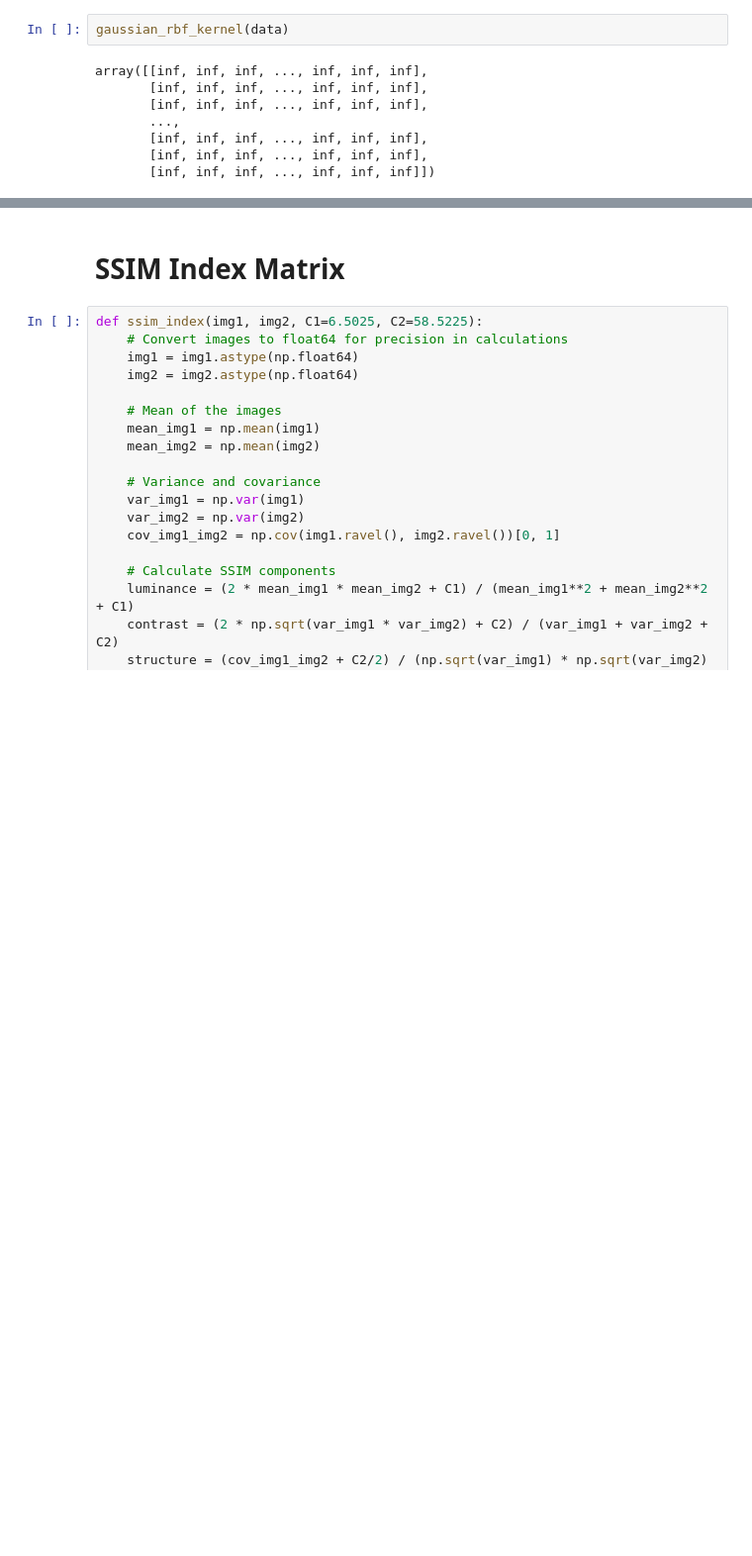
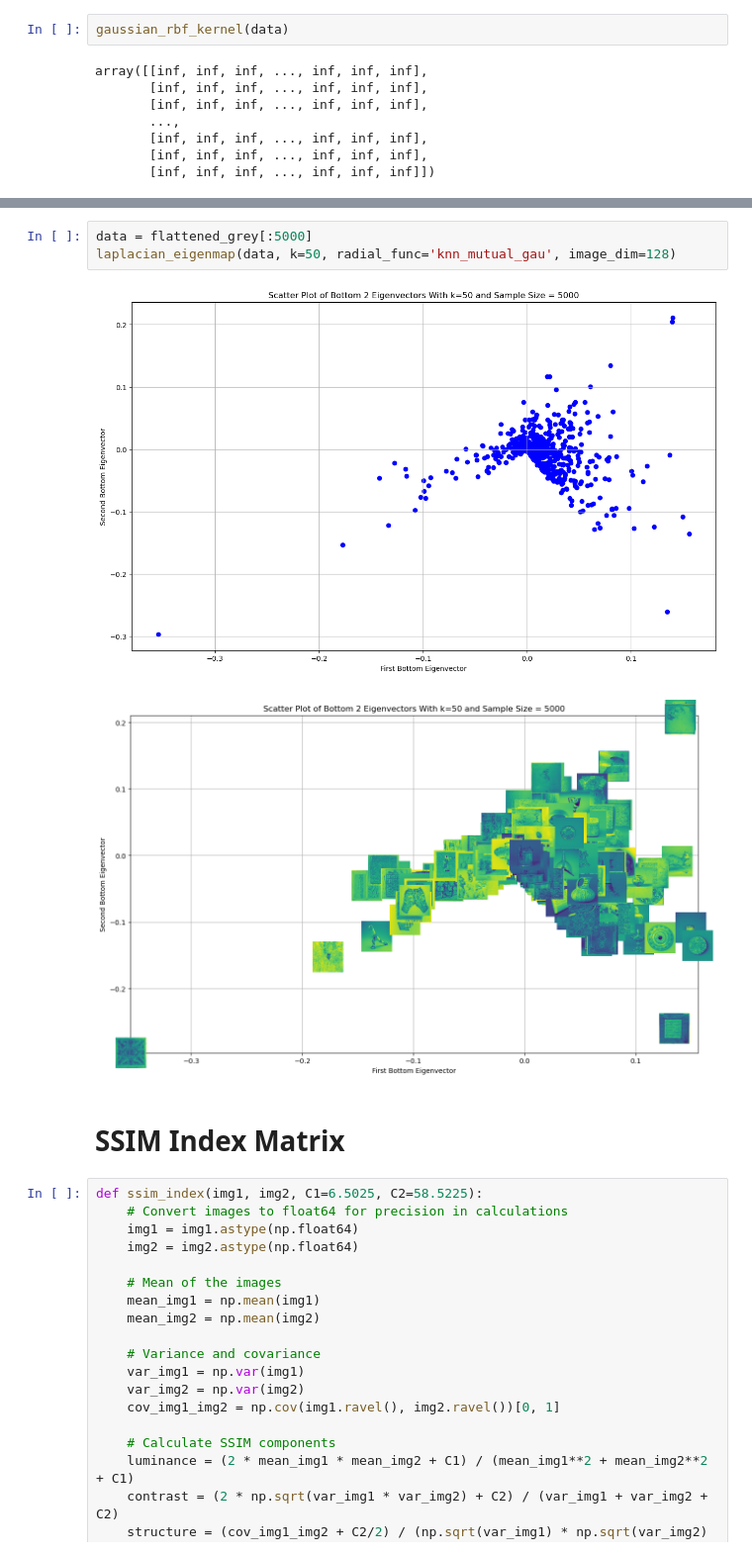
Before and after one commit to KevinBian107/laplacian_eigenmap_vis, a Jupyter notebook: similarity_explore.ipynb, the cells around one changed output, grey strips where cells are left out. Shown at 99% size. Cells and saved outputs as stored; diff of their text form; blank space fills up the shorter version.

```diff
--- a/similarity_explore.ipynb
+++ b/similarity_explore.ipynb
@@ -74,3 +122,9 @@ array([[inf, inf, inf, ..., inf, inf, inf],
+# %%
+data = flattened_grey[:5000]
+laplacian_eigenmap(data, k=50, radial_func='knn_mutual_gau', image_dim=128)
+# %% [output]
+[figure, added]
+[figure, added]
 # %% [markdown]
 # SSIM Index Matrix
 # %%
```
Also changed, not shown: parts of 5 cells of this notebook, 5 other files.
